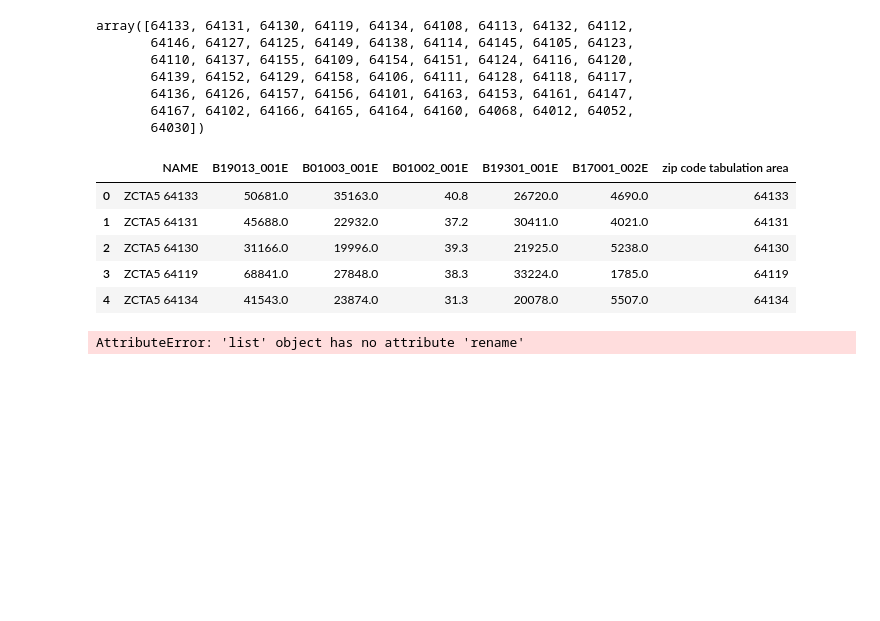
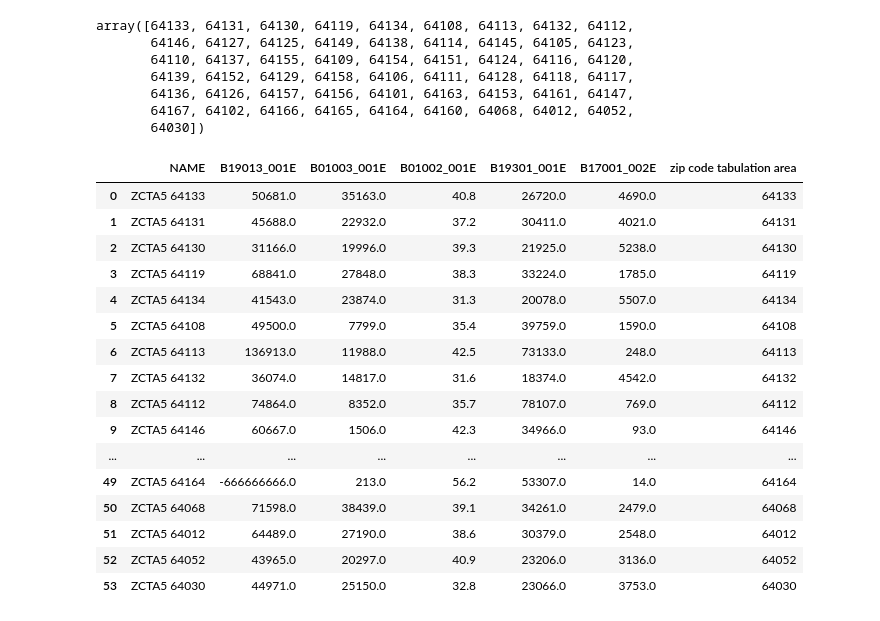
Before and after one commit to kristanlpruett/Project-1-KU-EDW-DATA, a Jupyter notebook: 20200826 Jays attempt.ipynb, the cells around one changed output. Saved outputs shown, nothing was run; the diff lists cells and outputs as text; code cells hidden in the pictures; blank space fills up the shorter version.

```diff
--- a/20200826 Jays attempt.ipynb
+++ b/20200826 Jays attempt.ipynb
@@ -135,35 +128,46 @@ array([64133, 64131, 64130, 64119, 64134, 64108, 64113, 64132, 64112,
        64167, 64102, 64166, 64165, 64164, 64160, 64068, 64012, 64052,
        64030])
 # %%
+# generate an empty list to fill with the census data
 data = []
-census_data = c.acs5.get(("NAME", "B19013_001E", "B01003_001E", "B01002_001E","B19301_001E","B17001_002E"), {'for': 'zip code tabulation area:'+str(64052)})
 
+# iterate through the list of zip codes to pull the census data
 for ea in zip_codes:
-    census_data = c.acs5.get(("NAME", "B19013_001E", "B01003_001E", "B01002_001E","B19301_001E","B17001_002E"), {'for': 'zip code tabulation area:'+str(ea)})
+    census_data = c.acs5.get(("NAME", "B19013_001E", "B01003_001E", "B01002_001E", "B19301_001E", "B17001_002E"), {'for': 'zip code tabulation area:'+str(ea)})
     try:
         data.append(census_data[0])
     except:
         next
-
-data = pd.DataFrame(data)
-data.head()
-# %% [output]
-|  | NAME | B19013_001E | B01003_001E | B01002_001E | B19301_001E | B17001_002E | zip code tabulation area |
-| 0 | ZCTA5 64133 | 50681.0 | 35163.0 | 40.8 | 26720.0 | 4690.0 | 64133 |
-| 1 | ZCTA5 64131 | 45688.0 | 22932.0 | 37.2 | 30411.0 | 4021.0 | 64131 |
-| 2 | ZCTA5 64130 | 31166.0 | 19996.0 | 39.3 | 21925.0 | 5238.0 | 64130 |
-| 3 | ZCTA5 64119 | 68841.0 | 27848.0 | 38.3 | 33224.0 | 1785.0 | 64119 |
-| 4 | ZCTA5 64134 | 41543.0 | 23874.0 | 31.3 | 20078.0 | 5507.0 | 64134 |
+# %%
+# Store the data into a dataframe
+data_df = pd.DataFrame(data)
+data_df
+# %% [output]
+|  | NAME | B19013_001E | B01003_001E | B01002_001E | B19301_001E | B17001_002E | zip code tabulation area |
+| 0 | ZCTA5 64133 | 50681.0 | 35163.0 | 40.8 | 26720.0 | 4690.0 | 64133 |
+| 1 | ZCTA5 64131 | 45688.0 | 22932.0 | 37.2 | 30411.0 | 4021.0 | 64131 |
+| 2 | ZCTA5 64130 | 31166.0 | 19996.0 | 39.3 | 21925.0 | 5238.0 | 64130 |
+| 3 | ZCTA5 64119 | 68841.0 | 27848.0 | 38.3 | 33224.0 | 1785.0 | 64119 |
+| 4 | ZCTA5 64134 | 41543.0 | 23874.0 | 31.3 | 20078.0 | 5507.0 | 64134 |
+| 5 | ZCTA5 64108 | 49500.0 | 7799.0 | 35.4 | 39759.0 | 1590.0 | 64108 |
+| 6 | ZCTA5 64113 | 136913.0 | 11988.0 | 42.5 | 73133.0 | 248.0 | 64113 |
+| 7 | ZCTA5 64132 | 36074.0 | 14817.0 | 31.6 | 18374.0 | 4542.0 | 64132 |
+| 8 | ZCTA5 64112 | 74864.0 | 8352.0 | 35.7 | 78107.0 | 769.0 | 64112 |
+| 9 | ZCTA5 64146 | 60667.0 | 1506.0 | 42.3 | 34966.0 | 93.0 | 64146 |
+| ... | ... | ... | ... | ... | ... | ... | ... |
+| 49 | ZCTA5 64164 | -666666666.0 | 213.0 | 56.2 | 53307.0 | 14.0 | 64164 |
+| 50 | ZCTA5 64068 | 71598.0 | 38439.0 | 39.1 | 34261.0 | 2479.0 | 64068 |
+| 51 | ZCTA5 64012 | 64489.0 | 27190.0 | 38.6 | 30379.0 | 2548.0 | 64012 |
+| 52 | ZCTA5 64052 | 43965.0 | 20297.0 | 40.9 | 23206.0 | 3136.0 | 64052 |
+| 53 | ZCTA5 64030 | 44971.0 | 25150.0 | 32.8 | 23066.0 | 3753.0 | 64030 |
 # %%
-# Column Reordering
-data = data.rename(columns={"B01003_001E": "Population",
+# Renaming the columns of the dataframe
+data_df = data_df.rename(columns={"B01003_001E": "Population",
                                       "B01002_001E": "Median Age",
                                       "B19013_001E": "Household Income",
                                       "B19301_001E": "Per Capita Income",
                                       "B17001_002E": "Poverty Count",
                                       "NAME": "Name", "zip code tabulation area": "Zipcode"})
-data = data[['Zipcode','Household Income','Population','Median Age', 'Per Capita Income', 'Poverty Count']]
-data = data.loc[(data['Population']!=0) & (data['Household Income']!=-666666666.0)]
-data.head()
+
+# Reordering the columns, dropping the "Name" column
+data_df = data_df[['Zipcode','Household Income','Population','Median Age', 'Per Capita Income', 'Poverty Count']]
-# %% [output]
-AttributeError: 'list' object has no attribute 'rename'
```
Also changed, not shown: parts of 4 cells of this notebook, 1 other file.
